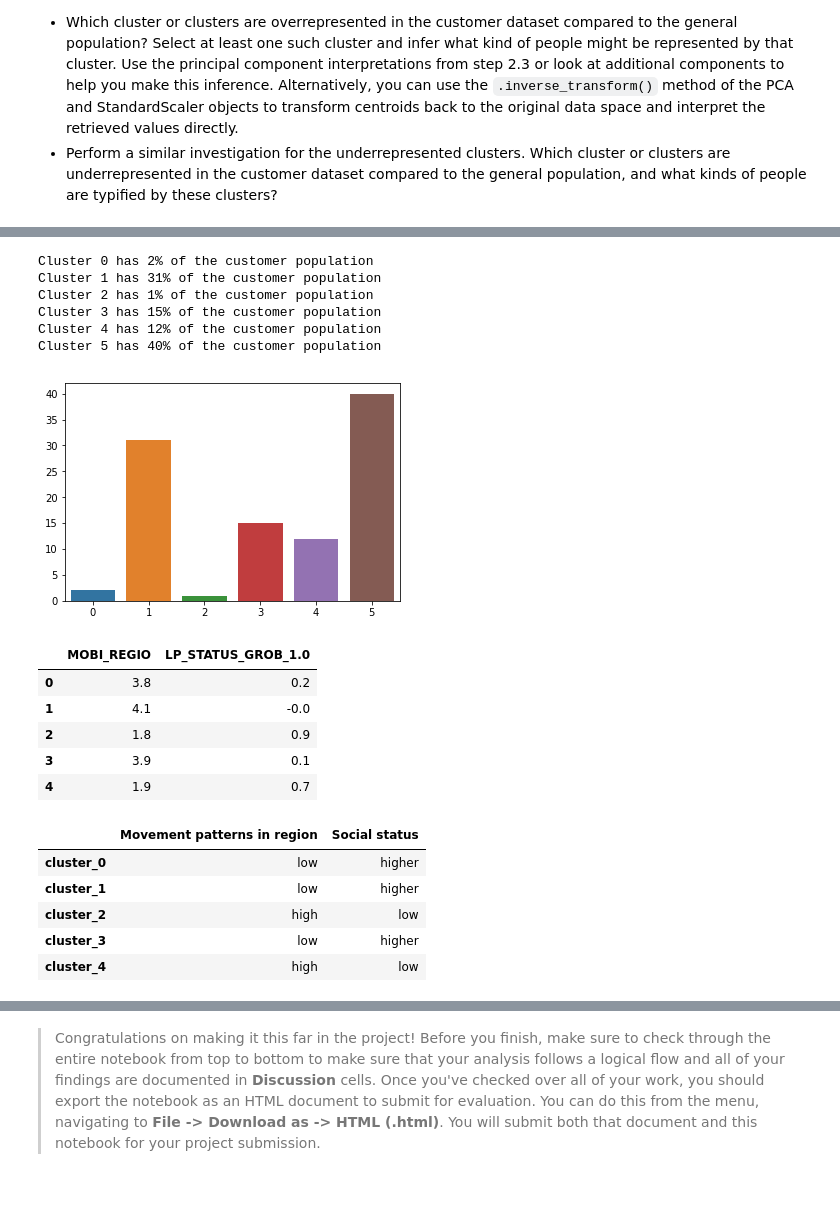
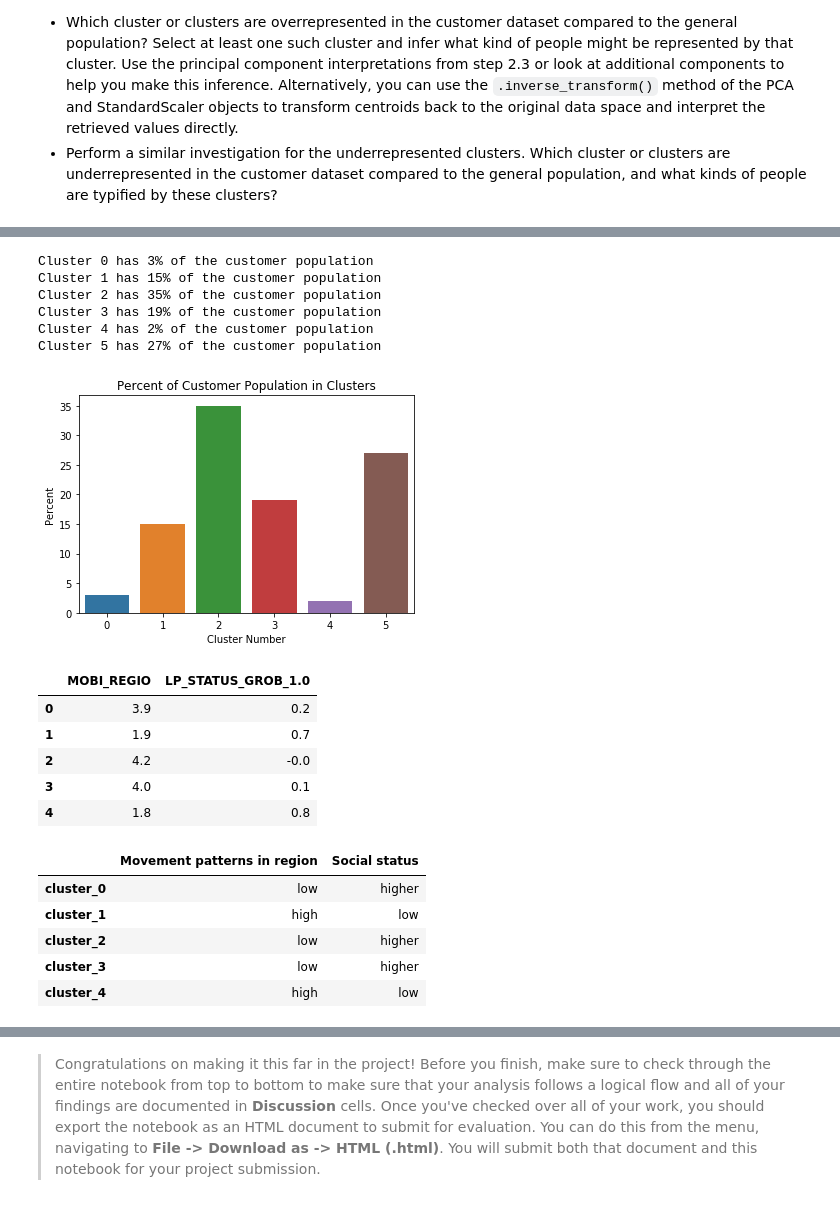
Before and after one commit to buncem/identify-customer-segments, a Jupyter notebook: Identify_Customer_Segments.ipynb, the cells around one changed output, grey strips where cells are left out. Cells and saved outputs as stored; diff of their text form; code cells hidden in the pictures.

```diff
--- a/Identify_Customer_Segments.ipynb
+++ b/Identify_Customer_Segments.ipynb
@@ -602,4 +788,4 @@ Before we apply dimensionality reduction techniques to the data, we need to perf
 # %%
 # Apply feature scaling to the general population demographics data.
 scaler = StandardScaler()
-scaled = scaler.fit_transform(df_clean)
+scaled = scaler.fit_transform(df_general_noNaN)
@@ -738,5 +926,5 @@ plot_score(scaled, pca, 14)
 # %%
 # Re-fit the k-means model with the selected number of clusters and obtain
 # cluster predictions for the general population demographics data.
-kmeans = KMeans(n_clusters=4, random_state=42).fit(pca.transform(scaled))
+kmeans = KMeans(n_clusters=5, random_state=42).fit(pca.transform(scaled))
 general_labels = kmeans.labels_
@@ -761,17 +942,0 @@ customers = pd.read_csv('Udacity_CUSTOMERS_Subset.csv', sep=';')
-# %%
-# Fuction to combine previous steps for efficiency reasons
-def scaler_pca_kmeans(df, n_components, n_clusters):
-    # Apply feature scaling to the general population demographics data.
-    scaler = StandardScaler()
-    scaled = scaler.fit_transform(df)
-
-    # Fit pca
-    pca = PCA(n_components=n_components)
-    pca.fit(scaled)
-
-    # Cluster
-    kmeans = KMeans(n_clusters=n_clusters, random_state=42).fit(pca.transform(scaled))
-
-    return scaler, scaled, pca, kmeans
-
-scaler, scaled, pca, kmeans = scaler_pca_kmeans(df_clean, 5, 5)
@@ -778,8 +985,14 @@ scaler, scaled, pca, kmeans = scaler_pca_kmeans(df_clean, 5, 5)
 # %%
+# Load in the customer demographics data.
+customers = pd.read_csv('Udacity_CUSTOMERS_Subset.csv', sep=';')
+
 # Apply preprocessing, feature transformation, and clustering from the general
 # demographics onto the customer data, obtaining cluster predictions for the
 # customer demographics data.
-customers_clean, _ = clean_data(customers.copy(), feat_info.copy(), categories=categories)
-customers_clean_scaled = scaler.transform(customers_clean)
-customers_clean_pca = pca.transform(customers_clean_scaled)
-customers_clean_labels = kmeans.predict(customers_clean_pca)
+customers_clean, _, customer_rows_to_drop = clean_data(customers.copy(), feat_info.copy(), categories=categories)
+
+customers_noNaN = impute_customer(customers_clean, columns_NaN, scaler_NaN, regressor_NaN)
+
+customers_noNaN_scaled = scaler.transform(customers_noNaN)
+customers_noNaN_pca = pca.transform(customers_noNaN_scaled)
+customers_noNaN_labels = kmeans.predict(customers_noNaN_pca)
@@ -828,25 +1037,28 @@ Cluster 5 has 30% of the general population
 # %%
 # Customer Population
-counts = collections.Counter(customers_clean_labels)
+counts = collections.Counter(customers_noNaN_labels)
 
 # Append the number of rows that we dropped in the cleaning phase.
-counts[5] = len(customers) - len(customers_clean_labels)
+counts[5] = len(customers) - len(customers_noNaN_labels)
 percents = []
 for i in range(6):
     percent = round(counts[i]*100/len(customers))
     percents.append(percent)
     print('Cluster {} has {}% of the customer population'.format(i, percent))
 
 # Distribution of clusters for general population
 sns.barplot(x = list(range(6)), y = percents);
+plt.xlabel('Cluster Number')
+plt.ylabel('Percent')
+plt.title('Percent of Customer Population in Clusters');
 # %% [output]
-Cluster 0 has 2% of the customer population
-Cluster 1 has 31% of the customer population
-Cluster 2 has 1% of the customer population
-Cluster 3 has 15% of the customer population
-Cluster 4 has 12% of the customer population
-Cluster 5 has 40% of the customer population
+Cluster 0 has 3% of the customer population
+Cluster 1 has 15% of the customer population
+Cluster 2 has 35% of the customer population
+Cluster 3 has 19% of the customer population
+Cluster 4 has 2% of the customer population
+Cluster 5 has 27% of the customer population
-[figure, old version]
+[figure, new version]
 # %%
 # Find cluster centers in original attribute space
 df_centroid_clean = pd.DataFrame(np.round(scaler.inverse_transform(pca.inverse_transform(kmeans.cluster_centers_)), 1),
@@ -862,21 +1074,21 @@ def component_sort(components, keys, i):
     name_weight.sort(key=lambda tup: abs(tup[1]),reverse=True)
     return name_weight[:2]
 
-pca_compontent_0 = component_sort(pca.components_, df_clean.keys(), 0)
+pca_compontent_0 = component_sort(pca.components_, df_general_noNaN.keys(), 0)
 
 # Top attributes for first principle component
 df_centroid_clean[np.array(pca_compontent_0)[:, 0]]
 # %% [output]
 |  | MOBI_REGIO | LP_STATUS_GROB_1.0 |
-| 0 | 3.8 | 0.2 |
-| 1 | 4.1 | -0.0 |
-| 2 | 1.8 | 0.9 |
-| 3 | 3.9 | 0.1 |
-| 4 | 1.9 | 0.7 |
+| 0 | 3.9 | 0.2 |
+| 1 | 1.9 | 0.7 |
+| 2 | 4.2 | -0.0 |
+| 3 | 4.0 | 0.1 |
+| 4 | 1.8 | 0.8 |
 # %%
 # Manually make previous dataframe into english using Data_Dictionary.md
 
-df_centroid_eng_0 = pd.DataFrame([['low', 'higher'], ['low', 'higher'], ['high', 'low'],
+df_centroid_eng_0 = pd.DataFrame([['low', 'higher'], ['high', 'low'], ['low', 'higher'],
                                   ['low', 'higher'], ['high', 'low']],
                                  index= ['cluster_0', 'cluster_1', 'cluster_2', 'cluster_3', 'cluster_4'],
                                  columns= ['Movement patterns in region', 'Social status'])
@@ -884,8 +1096,8 @@ df_centroid_eng_0
 # %% [output]
 |  | Movement patterns in region | Social status |
 | cluster_0 | low | higher |
-| cluster_1 | low | higher |
-| cluster_2 | high | low |
+| cluster_1 | high | low |
+| cluster_2 | low | higher |
 | cluster_3 | low | higher |
 | cluster_4 | high | low |
 # %%
```
Also changed, not shown: parts of 59 cells of this notebook.
